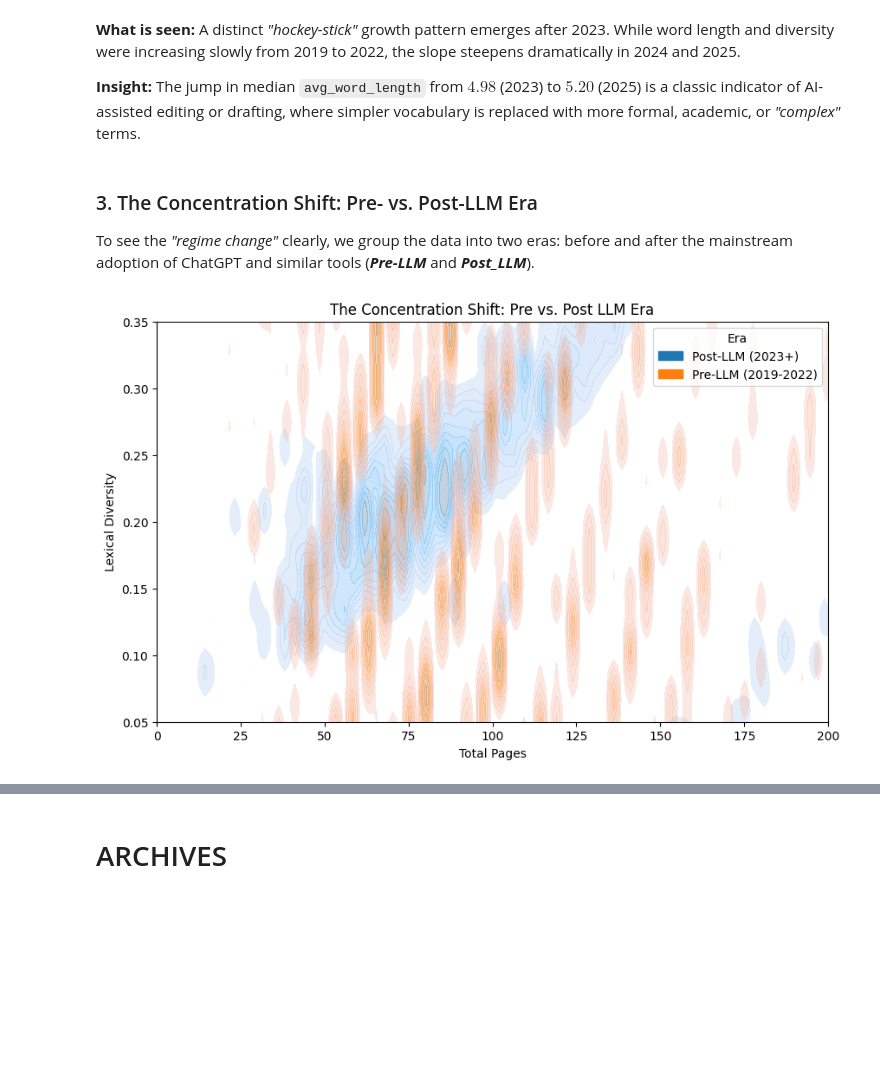
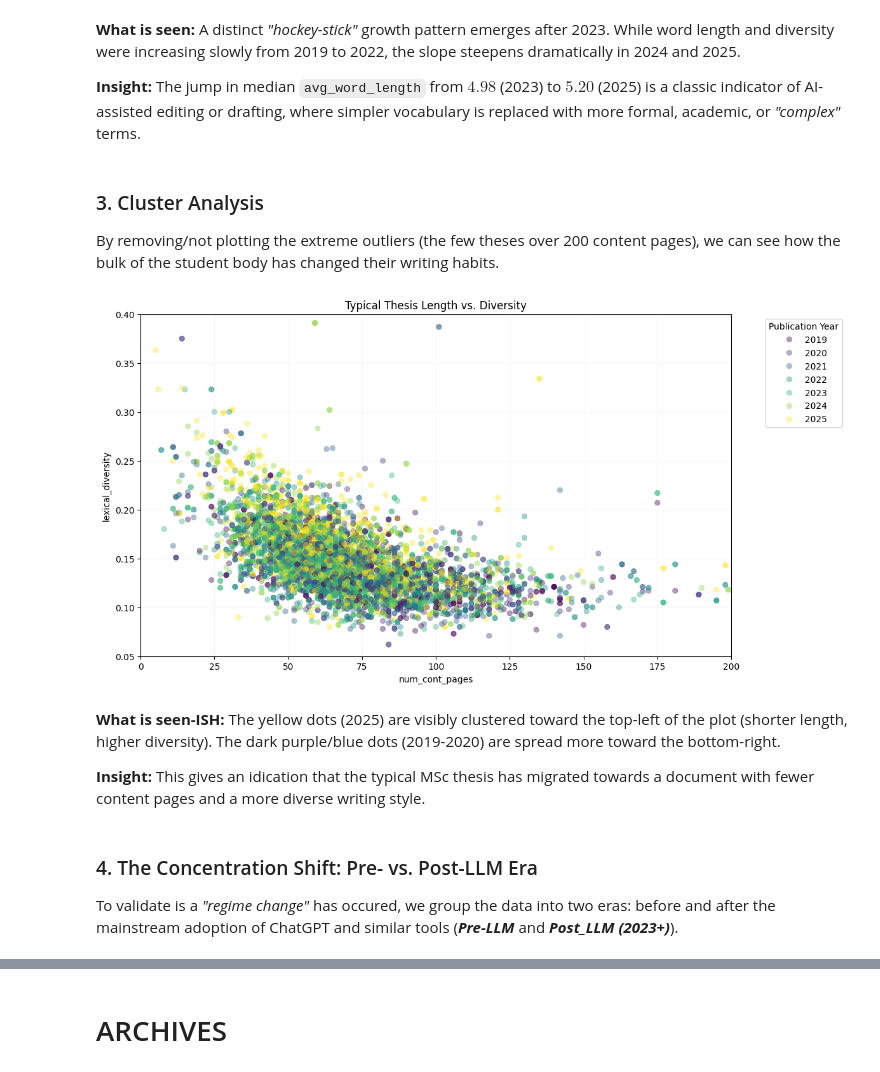
Before and after one commit to OliverKviat/Thesis_OCR, a Jupyter notebook: exploring_data/data_analysis_notebook.ipynb, the cells around one changed output, grey strips where cells are left out. Drawn from its saved outputs; the diff is of its cells as text; code cells hidden in the pictures; blank space fills up the shorter version.

```diff
--- a/exploring_data/data_analysis_notebook.ipynb
+++ b/exploring_data/data_analysis_notebook.ipynb
@@ -264,22 +313,25 @@ plt.show()
 **What is seen:** A distinct *"hockey-stick"* growth pattern emerges after 2023. While word length and diversity were increasing slowly from 2019 to 2022, the slope steepens dramatically in 2024 and 2025.
 
 **Insight:** The jump in median `avg_word_length` from $4.98$ (2023) to $5.20$ (2025) is a classic indicator of AI-assisted editing or drafting, where simpler vocabulary is replaced with more formal, academic, or *"complex"* terms.
+# %% [markdown]
+### 3. Cluster Analysis
+By removing/not plotting the extreme outliers (the few theses over 200 content pages), we can see how the bulk of the student body has changed their writing habits.
+# %%
+plt.figure(figsize=(12, 7))
+sns.scatterplot(data=df, x='num_cont_pages', y='lexical_diversity',
+                hue='Publication Year', palette='viridis', alpha=0.4, edgecolor=None)
+plt.xlim(0, 200)
+plt.ylim(0.05, 0.4)
+plt.title('Typical Thesis Length vs. Diversity')
+plt.legend(title='Publication Year', bbox_to_anchor=(1.05, 1), loc='upper left')
+plt.grid(True, alpha=0.1)
+plt.show()
+# %% [output]
+[figure, added]
+# %% [markdown]
+**What is seen-ISH:** The yellow dots (2025) are visibly clustered toward the top-left of the plot (shorter length, higher diversity). The dark purple/blue dots (2019-2020) are spread more toward the bottom-right.
+
+**Insight:** This gives an idication that the typical MSc thesis has migrated towards a document with fewer content pages and a more diverse writing style.
 # %% [markdown]
-### 3. The Concentration Shift: Pre- vs. Post-LLM Era
-To see the *"regime change"* clearly, we group the data into two eras: before and after the mainstream adoption of ChatGPT and similar tools (***Pre-LLM*** and ***Post_LLM***).
+### 4. The Concentration Shift: Pre- vs. Post-LLM Era
+To validate is a *"regime change"* has occured, we group the data into two eras: before and after the mainstream adoption of ChatGPT and similar tools (***Pre-LLM*** and ***Post_LLM (2023+)***).
-# %%
-df['Era'] = df['Publication Year'].apply(
-    lambda x: 'Post-LLM (2023+)' if x >= 2023 else 'Pre-LLM (2019-2022)'
-)
-
-plt.figure(figsize=(10, 6))
-sns.kdeplot(data=df, x='num_tot_pages', y='lexical_diversity', hue='Era',
-            fill=True, alpha=0.3, common_norm=False)
-plt.xlim(0, 200)
-plt.ylim(0.05, 0.35)
-plt.title('The Concentration Shift: Pre vs. Post LLM Era')
-plt.xlabel('Total Pages')
-plt.ylabel('Lexical Diversity')
-plt.show()
-# %% [output]
-[figure, removed]
```
Also changed, not shown: parts of 39 cells of this notebook, 3 other files.
